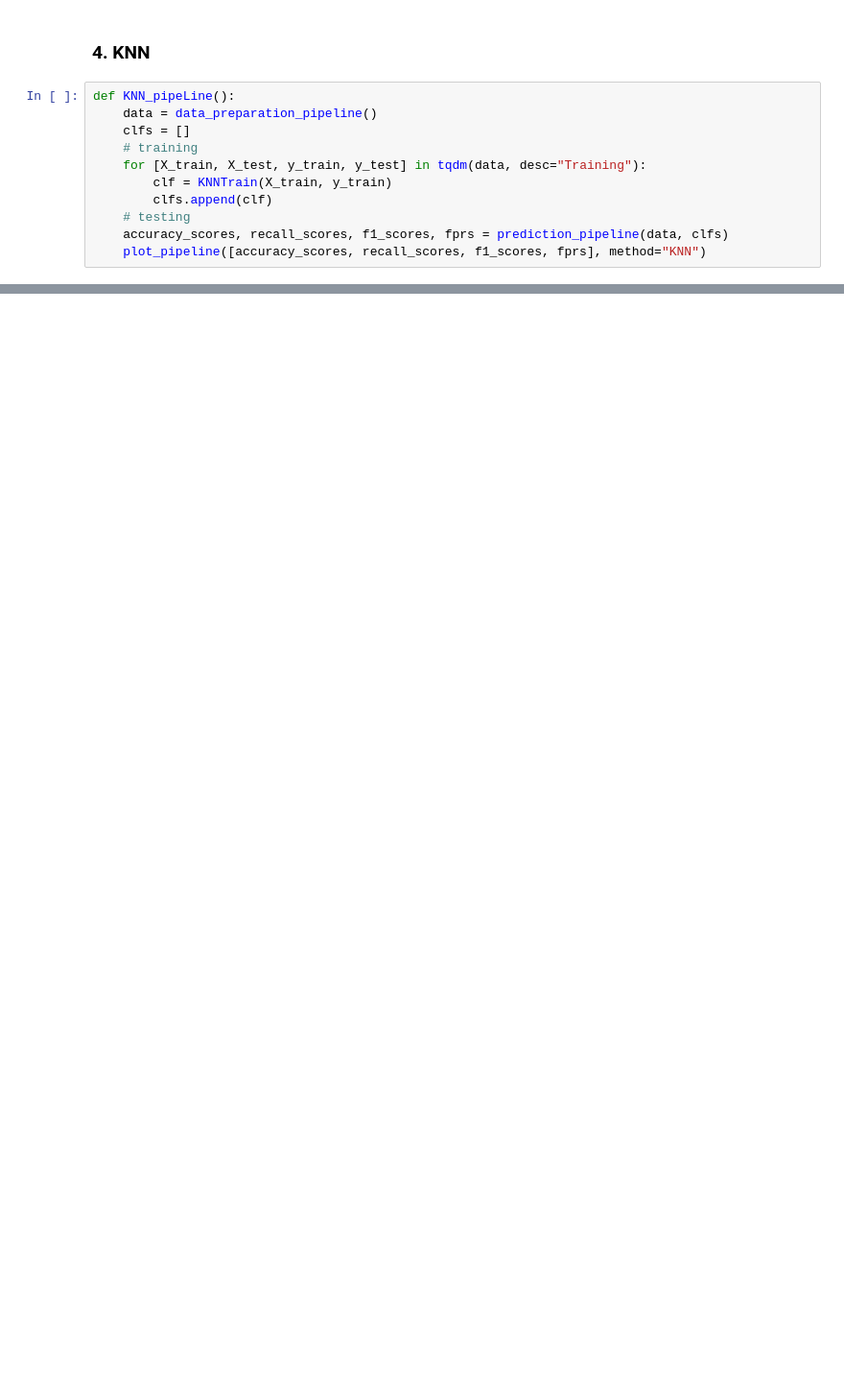
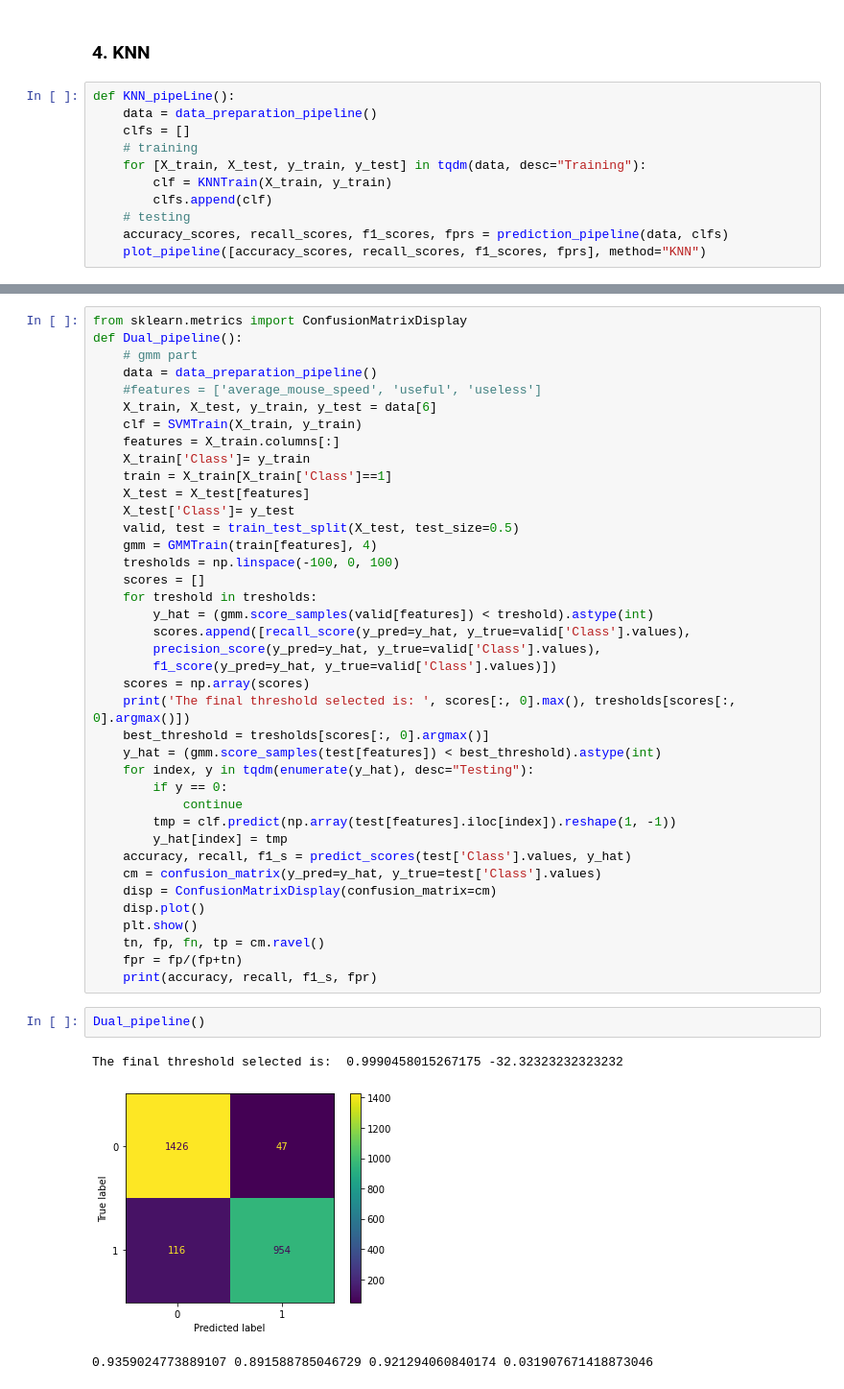
Before and after one commit to Kris2Wu/ACD, a Jupyter notebook: model_training_detection/machine_learning_train_pipeline.ipynb, the cells around one changed output, grey strips where cells are left out. Shown: that part at 96% size. Drawn from its saved outputs; the diff is of its cells as text; blank space fills up the shorter version.

```diff
--- a/model_training_detection/machine_learning_train_pipeline.ipynb
+++ b/model_training_detection/machine_learning_train_pipeline.ipynb
@@ -328,0 +343,45 @@ n component:  6
+# %%
+from sklearn.metrics import ConfusionMatrixDisplay
+def Dual_pipeline():
+    # gmm part
+    data = data_preparation_pipeline()
+    #features = ['average_mouse_speed', 'useful', 'useless']
+    X_train, X_test, y_train, y_test = data[6]
+    clf = SVMTrain(X_train, y_train)
+    features = X_train.columns[:]
+    X_train['Class']= y_train
+    train = X_train[X_train['Class']==1]
+    X_test = X_test[features]
+    X_test['Class']= y_test
+    valid, test = train_test_split(X_test, test_size=0.5)
+    gmm = GMMTrain(train[features], 4)
+    tresholds = np.linspace(-100, 0, 100)
+    scores = []
+    for treshold in tresholds:
+        y_hat = (gmm.score_samples(valid[features]) < treshold).astype(int)
+        scores.append([recall_score(y_pred=y_hat, y_true=valid['Class'].values),
+        precision_score(y_pred=y_hat, y_true=valid['Class'].values),
+        f1_score(y_pred=y_hat, y_true=valid['Class'].values)])
+    scores = np.array(scores)
+    print('The final threshold selected is: ', scores[:, 0].max(), tresholds[scores[:, 0].argmax()])
+    best_threshold = tresholds[scores[:, 0].argmax()]
+    y_hat = (gmm.score_samples(test[features]) < best_threshold).astype(int)
+    for index, y in tqdm(enumerate(y_hat), desc="Testing"):
+        if y == 0:
+            continue
+        tmp = clf.predict(np.array(test[features].iloc[index]).reshape(1, -1))
+        y_hat[index] = tmp
+    accuracy, recall, f1_s = predict_scores(test['Class'].values, y_hat)
+    cm = confusion_matrix(y_pred=y_hat, y_true=test['Class'].values)
+    disp = ConfusionMatrixDisplay(confusion_matrix=cm)
+    disp.plot()
+    plt.show()
+    tn, fp, fn, tp = cm.ravel()
+    fpr = fp/(fp+tn)
+    print(accuracy, recall, f1_s, fpr)
+# %%
+Dual_pipeline()
+# %% [output]
+The final threshold selected is:  0.9990458015267175 -32.32323232323232
+[figure, added]
+0.9359024773889107 0.891588785046729 0.921294060840174 0.031907671418873046
```
Also changed, not shown: parts of 7 cells of this notebook.
